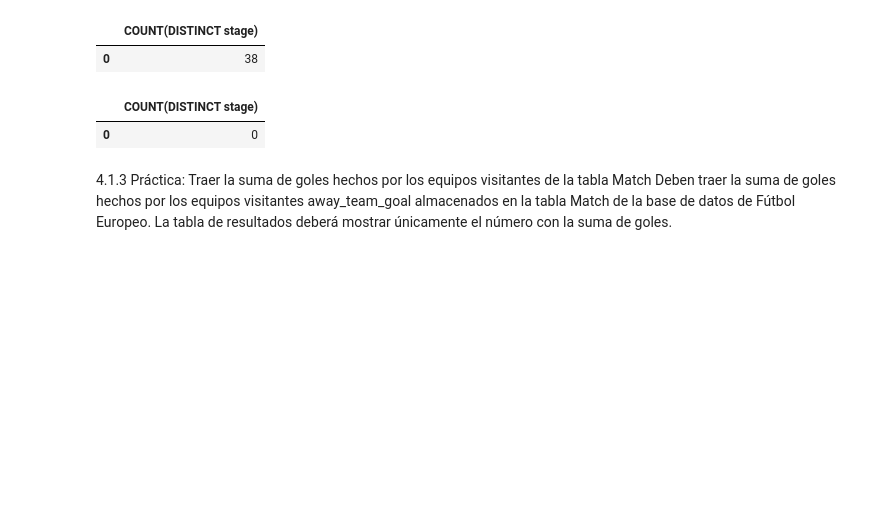
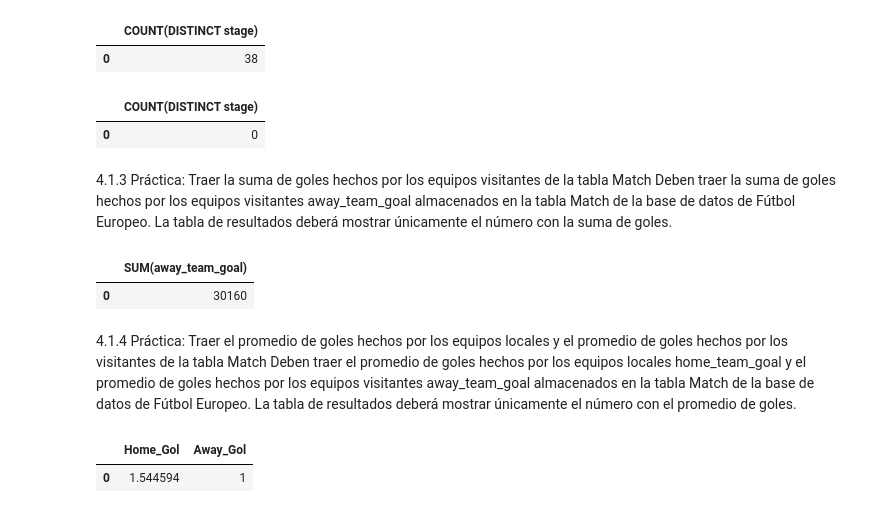
Before and after one commit to hospinabgit/Colab_Tech, a Jupyter notebook: Taller_SQL.ipynb, the cells around one changed output. Cells and saved outputs as stored; diff of their text form; code cells hidden in the pictures; blank space fills up the shorter version.

```diff
--- a/Taller_SQL.ipynb
+++ b/Taller_SQL.ipynb
@@ -353,3 +353,29 @@ count_stage
 # %% [markdown]
 4.1.3 Práctica: Traer la suma de goles hechos por los equipos visitantes de la tabla Match
 Deben traer la suma de goles hechos por los equipos visitantes away_team_goal almacenados en la tabla Match de la base de datos de Fútbol Europeo. La tabla de resultados deberá mostrar únicamente el número con la suma de goles.
+# %%
+#Ingrese la la consulta SQL entre un par de 3 comillas dobles: """consulta SQL""" después de la palabra query =
+
+query = """ SELECT SUM(away_team_goal) FROM Match """
+
+#No modificar lo siguiente:
+sum_awayteam = pd.read_sql(query, conn)
+sum_awayteam
+# %% [output]
+|  | SUM(away_team_goal) |
+| 0 | 30160 |
+# %% [markdown]
+4.1.4 Práctica: Traer el promedio de goles hechos por los equipos locales y el promedio de goles hechos por los visitantes de la tabla Match
+Deben traer el promedio de goles hechos por los equipos locales home_team_goal y el promedio de goles hechos por los equipos visitantes away_team_goal almacenados en la tabla Match de la base de datos de Fútbol Europeo. La tabla de resultados deberá mostrar únicamente el número con el promedio de goles.
+# %%
+#Ingrese la la consulta SQL entre un par de 3 comillas dobles: """consulta SQL""" después de la palabra query =
+
+query = """ SELECT AVG(home_team_goal) as Home_Gol, away_team_goal as Away_Gol
+            FROM Match """
+
+#No modificar lo siguiente:
+avg_teamgoals = pd.read_sql(query, conn)
+avg_teamgoals
+# %% [output]
+|  | Home_Gol | Away_Gol |
+| 0 | 1.544594 | 1 |
```
Also changed, not shown: parts of 4 cells of this notebook.
